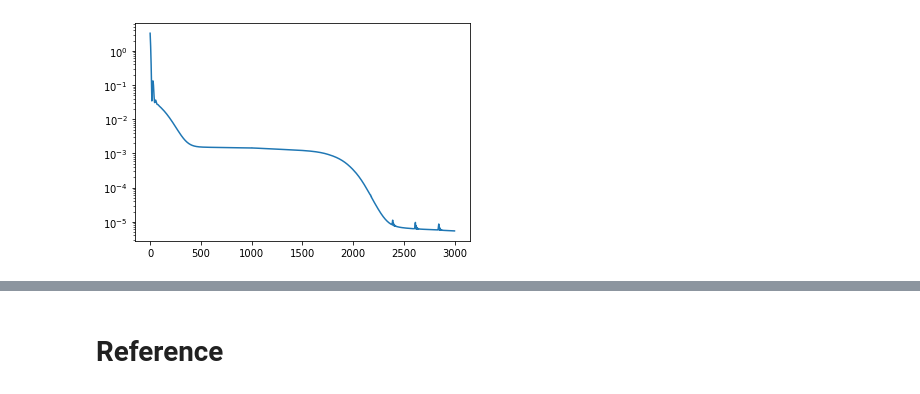
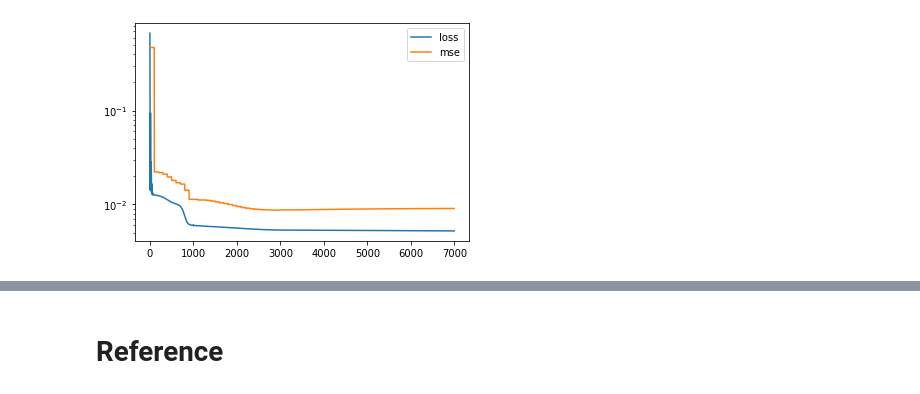
Before and after one commit to alaignelet/optimal_control, a Jupyter notebook: data_augmentation.ipynb, the cells around one changed output, grey strips where cells are left out. Cells and saved outputs as stored; diff of their text form; code cells hidden in the pictures.

```diff
--- a/data_augmentation.ipynb
+++ b/data_augmentation.ipynb
@@ -32,15 +49,10 @@ layers = [2, 20, 1]
 network = NeuralNet(layers=layers, quadraticForm=False, useAdditionalModel=False, positiveSolution=False)
 gamma = {'matrix':0, 'residual':0, 'data':1, 'gradient':0}
 lqr = LinearQuadraticRegulator2D(network=network, gamma=gamma, correctShift=False)
+
+gamma_adjacent = 1e-3
+pointCount = 20
+generateData = GenerateData(domain=([-1, 1], [-1, 1]))
+
+lrs = [1e-2, 1e-3, 1e-4]
+iterations = [1000, 2000, 4000]
-# %%
-pointCount = 2000
-
-# xData = generateData.samplePoints(pointCount=pointCount)
-# yTrue = lqr.dataValueFunction(xData.detach())
-
-# xAdjacentData = generateData.samplePoints(pointCount=pointCount)
-# %%
-gamma_adjacent = 0.
-
-lrs = [1e-2, 1e-3]
-iterations = [1000, 2000]
@@ -51,6 +59,8 @@ feedDict['xEvaluation'] = generateData.sampleGrid(nPoint=100)
 # %%
-xData = feedDict['xData']
-xEvaluation = feedDict['xEvaluation']
+xData = generateData.samplePoints(pointCount=pointCount)
+xAdjacentData = generateData.samplePoints(pointCount=pointCount)
+xEvaluation = generateData.sampleGrid(nPoint=100)
+
 yTrue = lqr.dataValueFunction(xData.detach())
 
 epochTotal = 0
@@ -61,15 +71,16 @@ for lr, iteration in zip(lrs, iterations):
 
     for epoch in range(iteration):
         yData = network.computeValueFunction(xData)
-        # yAdjacentData = network.computeValueFunction(xAdjacentData)
+        yAdjacentData = network.computeValueFunction(xAdjacentData)
 
         # compute loss and backpropagate
         lossData = torch.mean( (yData.double() - yTrue.double())**2 ).float()
 
-        #distMatrix = cdist(yData.detach().numpy(), yAdjacentData.detach().numpy())
-        #lossAdjacent = (yData - yAdjacentData).T @ torch.tensor(distMatrix).float() @ (yData - yAdjacentData)
+        # we compute the matrix based on the x's, en evaluate the loss with the y's
+        distMatrix = 1 / cdist(xData.detach().numpy(), xAdjacentData.detach().numpy())
+        lossAdjacent = ( ( yData - yAdjacentData.T )**2 * torch.tensor(distMatrix).float() ).sum()
 
-        loss = lossData #+ gamma_adjacent * lossAdjacent
+        loss = lossData + gamma_adjacent * lossAdjacent
 
         optimizer.zero_grad()
         loss.backward()
@@ -119,8 +130,11 @@ info = pd.DataFrame( info )
-# %%
-info['loss'].plot()
-plt.yscale('log')
-# %% [output]
-[figure, removed]
+# %%
+fig, ax = plt.subplots()
+info['loss'].plot(ax=ax)
+info['mse'].plot(ax=ax)
+ax.set_yscale('log')
+ax.legend();
+# %% [output]
+[figure, added]
 # %%
 x = np.linspace(-1, 1, 100)
 y = np.linspace(-1, 1, 100)
```
Also changed, not shown: parts of 9 cells of this notebook.
